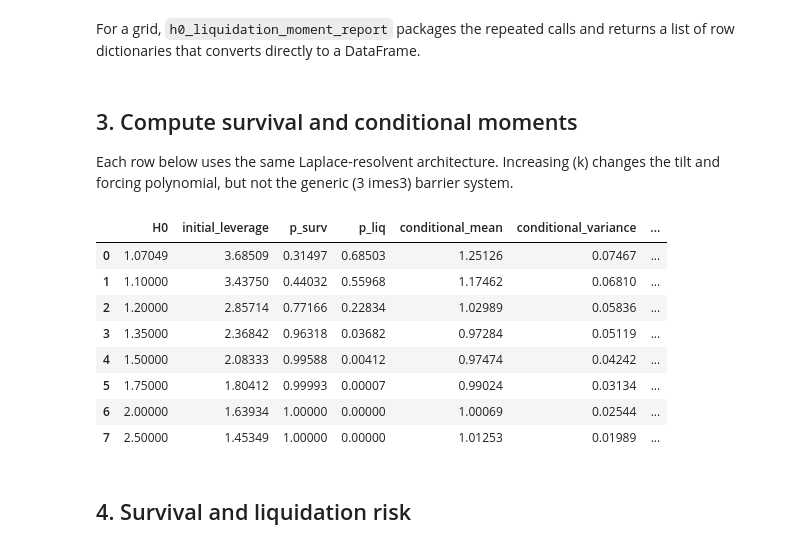
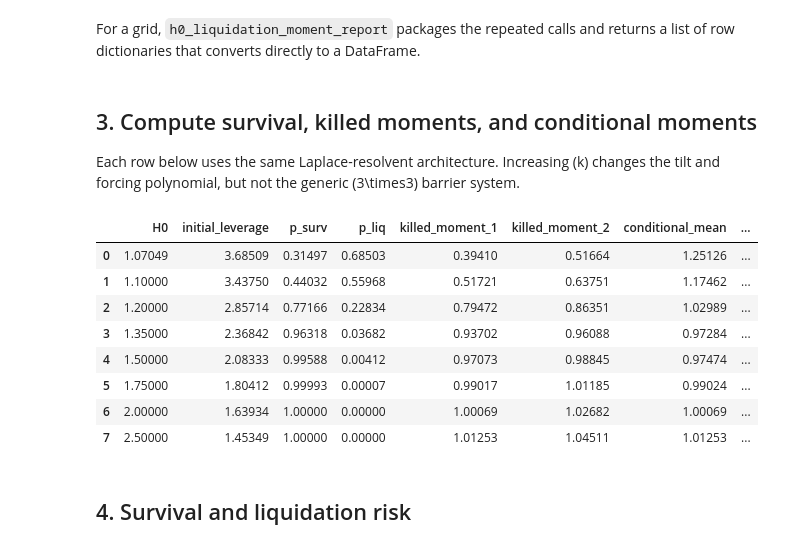
Before and after one commit to francisliu2/Defi_interestRate, a Jupyter notebook: notebooks/02_survival_and_integer_moments.ipynb, the cells around one changed output. Drawn from its saved outputs; the diff is of its cells as text; code cells hidden in the pictures.

```diff
--- a/notebooks/02_survival_and_integer_moments.ipynb
+++ b/notebooks/02_survival_and_integer_moments.ipynb
@@ -79,32 +81,33 @@ pd.Series(one_point).to_frame("result").style.format(precision=6)
 # %% [markdown]
 For a grid, `h0_liquidation_moment_report` packages the repeated calls and returns a list of row dictionaries that converts directly to a DataFrame.
 # %% [markdown]
-## 3. Compute survival and conditional moments
+## 3. Compute survival, killed moments, and conditional moments
 
-Each row below uses the same Laplace-resolvent architecture. Increasing \(k\) changes the tilt and forcing polynomial, but not the generic \(3	imes3\) barrier system.
+Each row below uses the same Laplace-resolvent architecture. Increasing \(k\) changes the tilt and forcing polynomial, but not the generic \(3\times3\) barrier system.
 # %%
 H0_grid = np.array([constraint["H0_min"] + 0.002, 1.10, 1.20, 1.35, 1.50, 1.75, 2.00, 2.50])
 report = pd.DataFrame(h0_liquidation_moment_report(
     params,
     np.log(H0_grid),
     b=constraint["b"],
     T=T,
     S10=constraint["S10"],
     S20=constraint["S20"],
+    ltv_max=constraint["ltv_max"],
     max_moment_order=4,
 ))
-summary_cols = ["H0", "initial_leverage", "p_surv", "p_liq", "conditional_mean", "conditional_variance", "conditional_skewness", "conditional_excess_kurtosis"]
+summary_cols = ["H0", "initial_leverage", "p_surv", "p_liq", "killed_moment_1", "killed_moment_2", "conditional_mean", "conditional_variance"]
 report[summary_cols].style.format(precision=5)
 # %% [output]
-|  | H0 | initial_leverage | p_surv | p_liq | conditional_mean | conditional_variance | ... |
-| 0 | 1.07049 | 3.68509 | 0.31497 | 0.68503 | 1.25126 | 0.07467 | ... |
-| 1 | 1.10000 | 3.43750 | 0.44032 | 0.55968 | 1.17462 | 0.06810 | ... |
-| 2 | 1.20000 | 2.85714 | 0.77166 | 0.22834 | 1.02989 | 0.05836 | ... |
-| 3 | 1.35000 | 2.36842 | 0.96318 | 0.03682 | 0.97284 | 0.05119 | ... |
-| 4 | 1.50000 | 2.08333 | 0.99588 | 0.00412 | 0.97474 | 0.04242 | ... |
-| 5 | 1.75000 | 1.80412 | 0.99993 | 0.00007 | 0.99024 | 0.03134 | ... |
-| 6 | 2.00000 | 1.63934 | 1.00000 | 0.00000 | 1.00069 | 0.02544 | ... |
-| 7 | 2.50000 | 1.45349 | 1.00000 | 0.00000 | 1.01253 | 0.01989 | ... |
+|  | H0 | initial_leverage | p_surv | p_liq | killed_moment_1 | killed_moment_2 | conditional_mean | ... |
+| 0 | 1.07049 | 3.68509 | 0.31497 | 0.68503 | 0.39410 | 0.51664 | 1.25126 | ... |
+| 1 | 1.10000 | 3.43750 | 0.44032 | 0.55968 | 0.51721 | 0.63751 | 1.17462 | ... |
+| 2 | 1.20000 | 2.85714 | 0.77166 | 0.22834 | 0.79472 | 0.86351 | 1.02989 | ... |
+| 3 | 1.35000 | 2.36842 | 0.96318 | 0.03682 | 0.93702 | 0.96088 | 0.97284 | ... |
+| 4 | 1.50000 | 2.08333 | 0.99588 | 0.00412 | 0.97073 | 0.98845 | 0.97474 | ... |
+| 5 | 1.75000 | 1.80412 | 0.99993 | 0.00007 | 0.99017 | 1.01185 | 0.99024 | ... |
+| 6 | 2.00000 | 1.63934 | 1.00000 | 0.00000 | 1.00069 | 1.02682 | 1.00069 | ... |
+| 7 | 2.50000 | 1.45349 | 1.00000 | 0.00000 | 1.01253 | 1.04511 | 1.01253 | ... |
 # %% [markdown]
 ## 4. Survival and liquidation risk
 # %%
```
Also changed, not shown: parts of 2 cells of this notebook, 49 other files.
